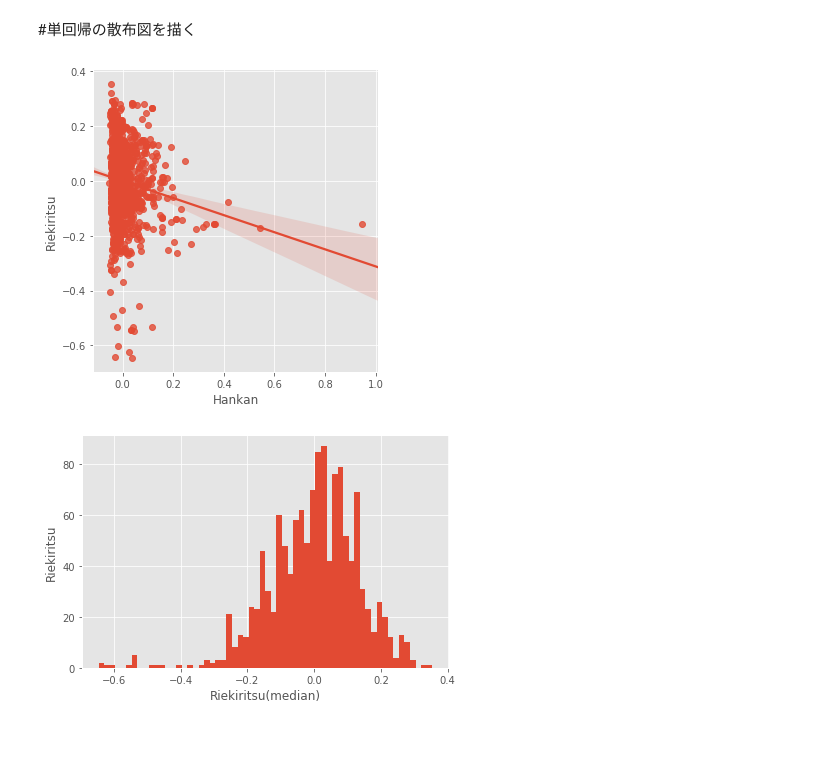
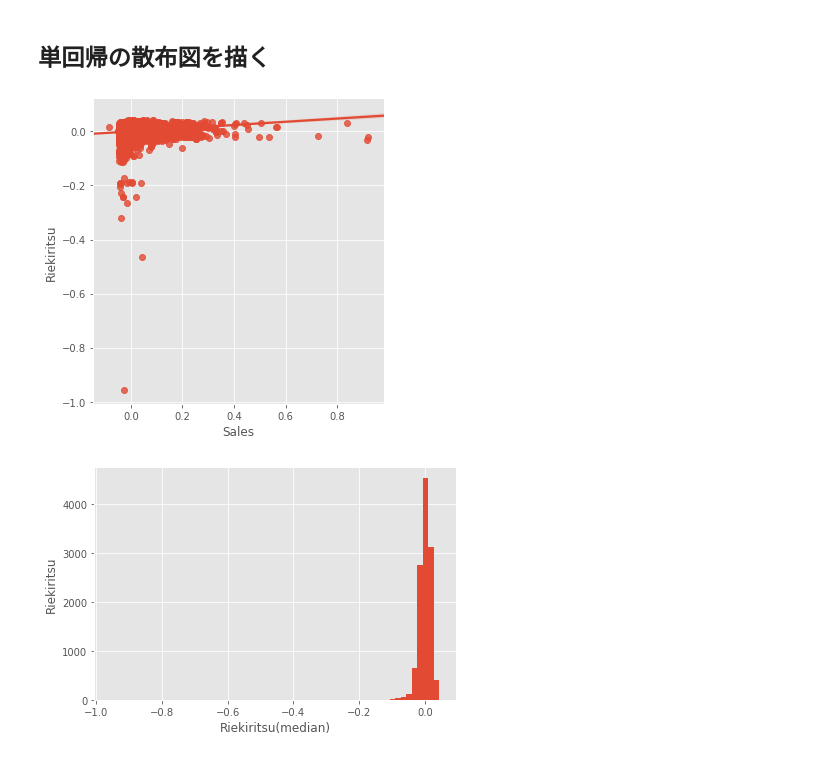
Before and after one commit to nagnagg/LinearRegression, a Jupyter notebook: cost_analysis.ipynb, the cells around one changed output. Drawn from its saved outputs; the diff is of its cells as text; code cells hidden in the pictures.

```diff
--- a/cost_analysis.ipynb
+++ b/cost_analysis.ipynb
@@ -136,18 +219,18 @@ plt.show()
 # %% [markdown]
-#単回帰の散布図を描く
+## 単回帰の散布図を描く
 # %%
 # 目的変数(Riekiritsu)と相関が強い変数を選択し可視化
-sns.lmplot("Hankan","Riekiritsu",data=df4)
+sns.lmplot("Sales","Riekiritsu",data=df46)
 plt.tight_layout()
 plt.show()
 # %% [output]
-[figure, old version]
+[figure, new version]
 # %%
 # 目的変数(MEDV)のヒストグラムを表示
-plt.hist(df4.Riekiritsu,bins=60)
+plt.hist(df46.Riekiritsu,bins=60)
 plt.xlabel("Riekiritsu(median)")
 plt.ylabel("Riekiritsu")
 plt.tight_layout()
 plt.show()
 # %% [output]
-[figure, old version]
+[figure, new version]
```
Also changed, not shown: parts of 26 cells of this notebook.
